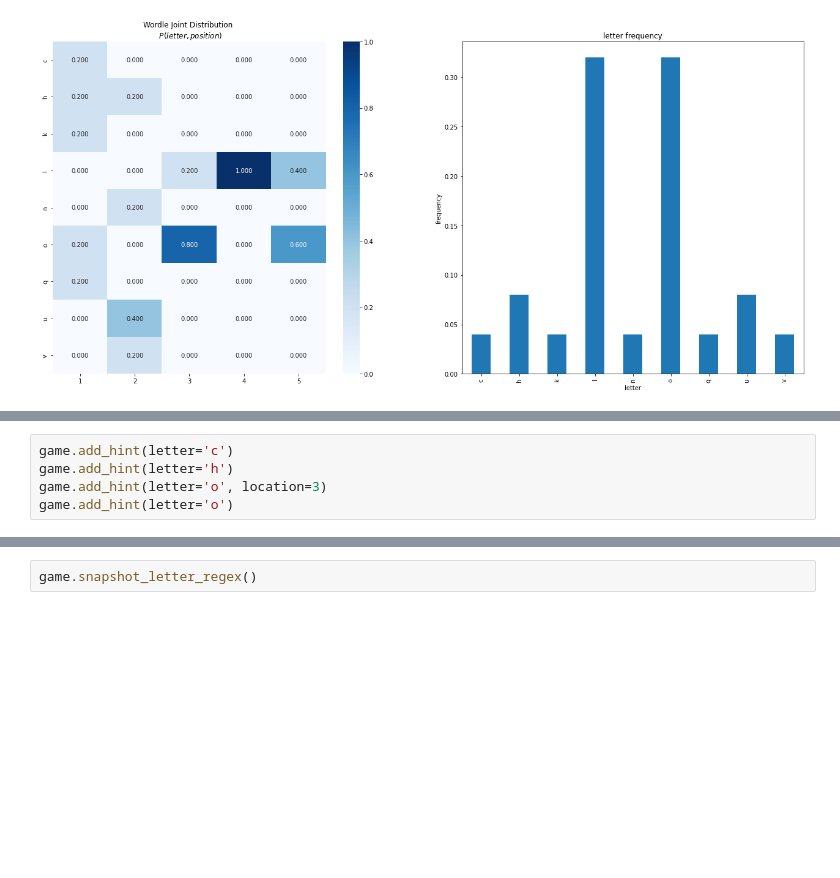
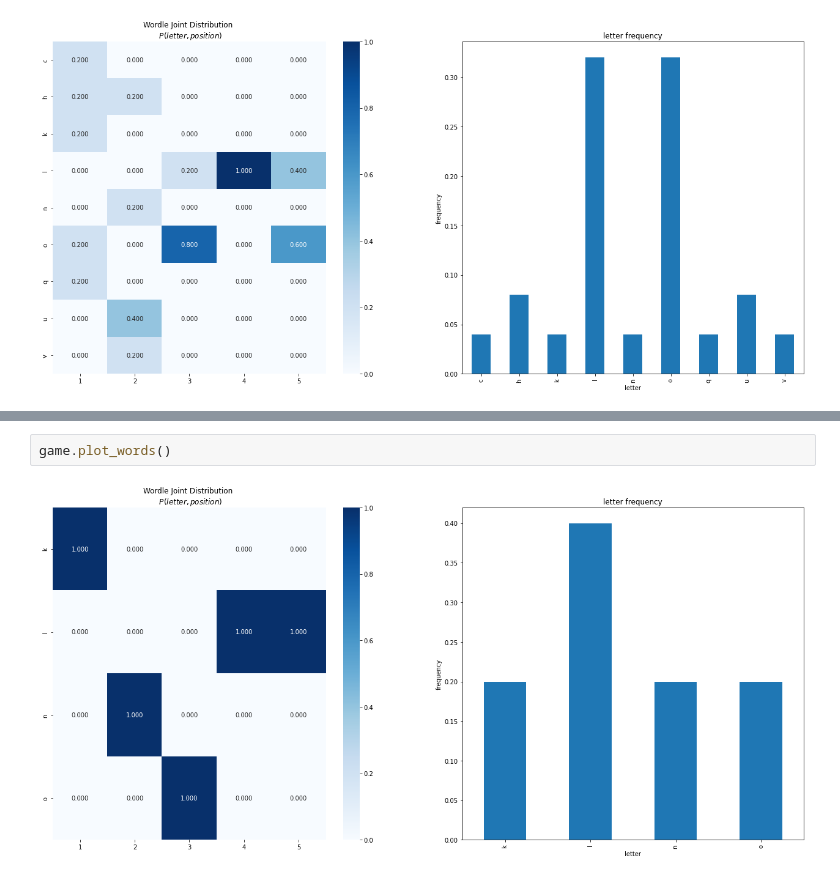
Before and after one commit to Jollyhrothgar/wordle, a Jupyter notebook: Wordle_Solver.ipynb, the cells around one changed output, grey strips where cells are left out. Drawn from its saved outputs; the diff is of its cells as text; blank space fills up the shorter version.

```diff
--- a/Wordle_Solver.ipynb
+++ b/Wordle_Solver.ipynb
@@ -219,9 +256,4 @@ game.get_filtered_words()
 | 6538 | hullo | h | u | l | l | o |
 | 8811 | ovolo | o | v | o | l | o |
 | 9601 | quoll | q | u | o | l | l |
-# %%
-game.add_hint(letter='c')
-game.add_hint(letter='h')
-game.add_hint(letter='o', location=3)
-game.add_hint(letter='o')
 # %%
@@ -243,4 +272,6 @@ game.get_filtered_words()
 |  | word | 1 | 2 | 3 | 4 | 5 |
 | 219 | knoll | k | n | o | l | l |
 # %%
-game.snapshot_letter_regex()
+game.plot_words()
+# %% [output]
+[figure, added]
```
Also changed, not shown: parts of 21 cells of this notebook.
